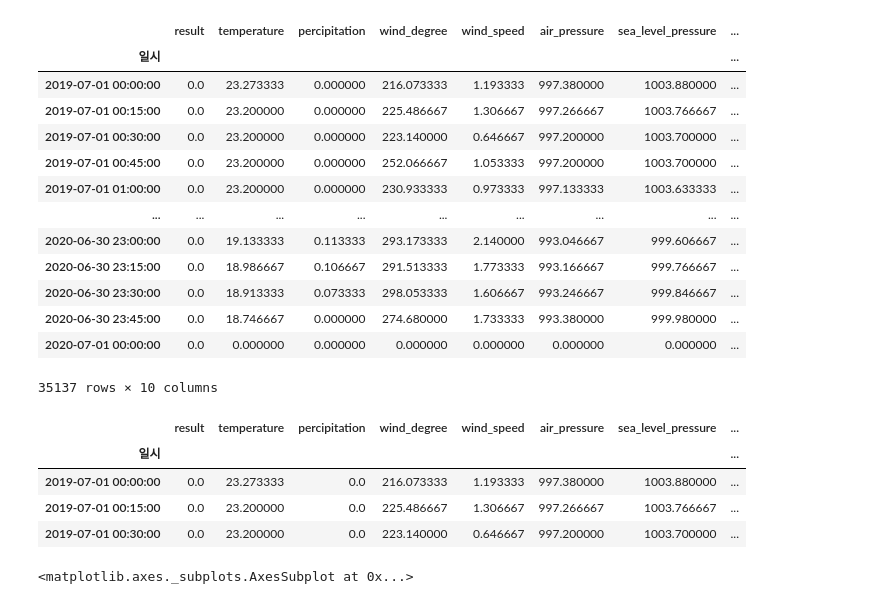
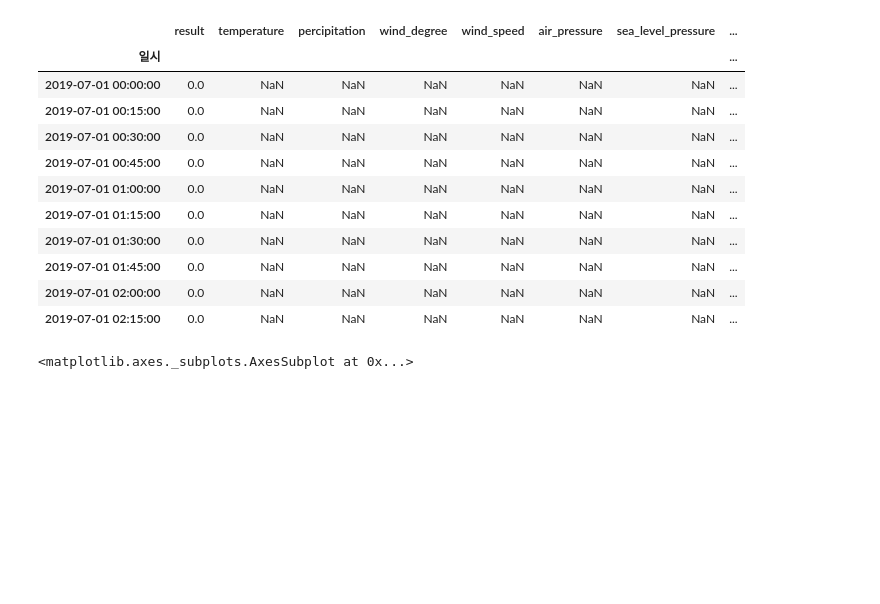
Before and after one commit to happyhappy-jun/2020-Postech-Open-innovation-Bigdata-Challenge, a Jupyter notebook: utils/generator/dataset/dataset.ipynb, the cells around one changed output. Cells and saved outputs as stored; diff of their text form; code cells hidden in the pictures; blank space fills up the shorter version.

```diff
--- a/utils/generator/dataset/dataset.ipynb
+++ b/utils/generator/dataset/dataset.ipynb
@@ -82,34 +82,29 @@ w.head(100)
-# %%
-temp = pd.concat([problem, w], axis=1)
-temp[temp['solar_intensity'] <0] = 0
-temp[temp['solar_radiation'] <0] = 0
-temp.fillna(0)
-# %% [output]
-|  | result | temperature | percipitation | wind_degree | wind_speed | air_pressure | sea_level_pressure | ... |
-| 일시 |  |  |  |  |  |  |  | ... |
-| 2019-07-01 00:00:00 | 0.0 | 23.273333 | 0.000000 | 216.073333 | 1.193333 | 997.380000 | 1003.880000 | ... |
-| 2019-07-01 00:15:00 | 0.0 | 23.200000 | 0.000000 | 225.486667 | 1.306667 | 997.266667 | 1003.766667 | ... |
-| 2019-07-01 00:30:00 | 0.0 | 23.200000 | 0.000000 | 223.140000 | 0.646667 | 997.200000 | 1003.700000 | ... |
-| 2019-07-01 00:45:00 | 0.0 | 23.200000 | 0.000000 | 252.066667 | 1.053333 | 997.200000 | 1003.700000 | ... |
-| 2019-07-01 01:00:00 | 0.0 | 23.200000 | 0.000000 | 230.933333 | 0.973333 | 997.133333 | 1003.633333 | ... |
-| ... | ... | ... | ... | ... | ... | ... | ... | ... |
-| 2020-06-30 23:00:00 | 0.0 | 19.133333 | 0.113333 | 293.173333 | 2.140000 | 993.046667 | 999.606667 | ... |
-| 2020-06-30 23:15:00 | 0.0 | 18.986667 | 0.106667 | 291.513333 | 1.773333 | 993.166667 | 999.766667 | ... |
-| 2020-06-30 23:30:00 | 0.0 | 18.913333 | 0.073333 | 298.053333 | 1.606667 | 993.246667 | 999.846667 | ... |
-| 2020-06-30 23:45:00 | 0.0 | 18.746667 | 0.000000 | 274.680000 | 1.733333 | 993.380000 | 999.980000 | ... |
-| 2020-07-01 00:00:00 | 0.0 | 0.000000 | 0.000000 | 0.000000 | 0.000000 | 0.000000 | 0.000000 | ... |
-35137 rows × 10 columns
-# %%
-temp = temp.fillna(0)
-temp.head(3)
-# %% [output]
-|  | result | temperature | percipitation | wind_degree | wind_speed | air_pressure | sea_level_pressure | ... |
-| 일시 |  |  |  |  |  |  |  | ... |
-| 2019-07-01 00:00:00 | 0.0 | 23.273333 | 0.0 | 216.073333 | 1.193333 | 997.380000 | 1003.880000 | ... |
-| 2019-07-01 00:15:00 | 0.0 | 23.200000 | 0.0 | 225.486667 | 1.306667 | 997.266667 | 1003.766667 | ... |
-| 2019-07-01 00:30:00 | 0.0 | 23.200000 | 0.0 | 223.140000 | 0.646667 | 997.200000 | 1003.700000 | ... |
+# %%
+prob = problem["result"].resample('60T').sum()
+# %%
+s = pd.concat([prob, w], axis=1)
+s = s.fillna(0)
+s.head(15)
+
+
+temp = s
 # %%
 temp.to_csv('dataset_diff.csv')
+# %%
+temp.head(10)
+# %% [output]
+|  | result | temperature | percipitation | wind_degree | wind_speed | air_pressure | sea_level_pressure | ... |
+| 일시 |  |  |  |  |  |  |  | ... |
+| 2019-07-01 00:00:00 | 0.0 | NaN | NaN | NaN | NaN | NaN | NaN | ... |
+| 2019-07-01 00:15:00 | 0.0 | NaN | NaN | NaN | NaN | NaN | NaN | ... |
+| 2019-07-01 00:30:00 | 0.0 | NaN | NaN | NaN | NaN | NaN | NaN | ... |
+| 2019-07-01 00:45:00 | 0.0 | NaN | NaN | NaN | NaN | NaN | NaN | ... |
+| 2019-07-01 01:00:00 | 0.0 | NaN | NaN | NaN | NaN | NaN | NaN | ... |
+| 2019-07-01 01:15:00 | 0.0 | NaN | NaN | NaN | NaN | NaN | NaN | ... |
+| 2019-07-01 01:30:00 | 0.0 | NaN | NaN | NaN | NaN | NaN | NaN | ... |
+| 2019-07-01 01:45:00 | 0.0 | NaN | NaN | NaN | NaN | NaN | NaN | ... |
+| 2019-07-01 02:00:00 | 0.0 | NaN | NaN | NaN | NaN | NaN | NaN | ... |
+| 2019-07-01 02:15:00 | 0.0 | NaN | NaN | NaN | NaN | NaN | NaN | ... |
 # %%
 import matplotlib.pyplot as plt
 plt.style.use('classic')
```
Also changed, not shown: parts of 6 cells of this notebook, 14 other files.
